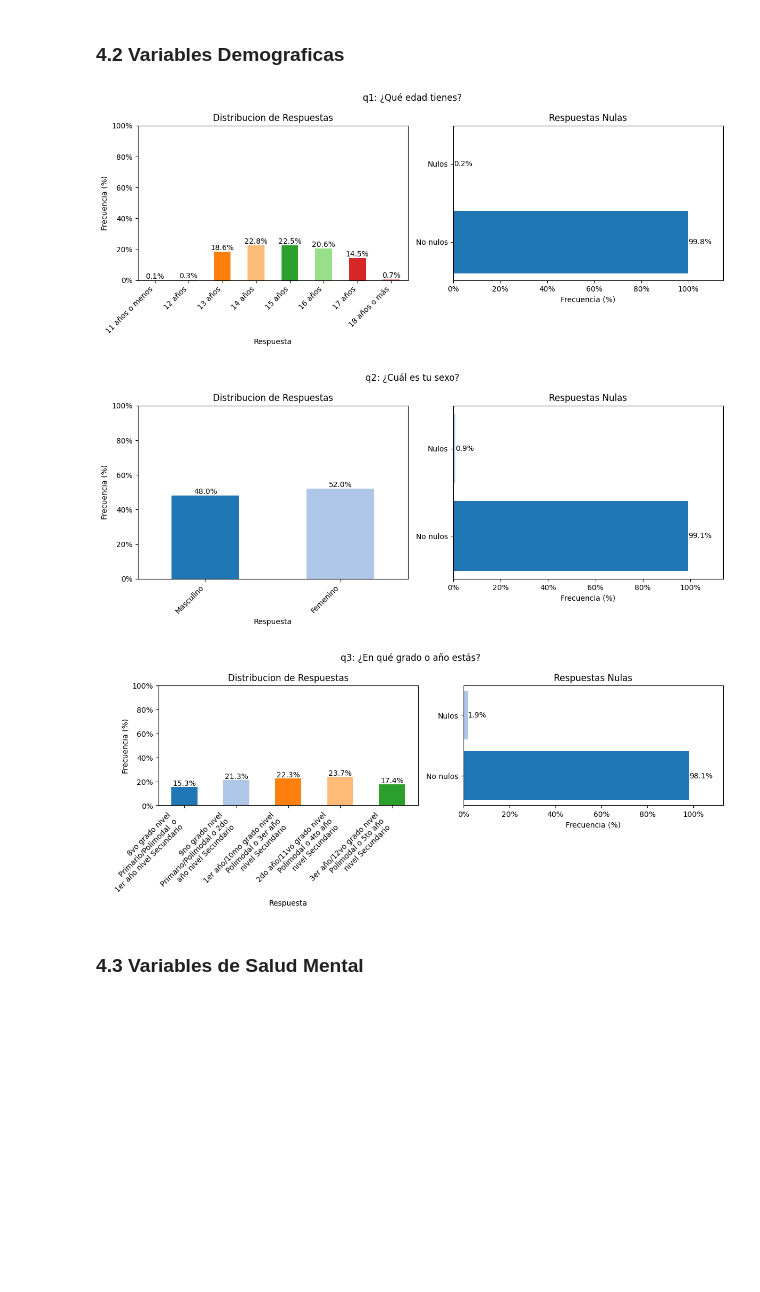
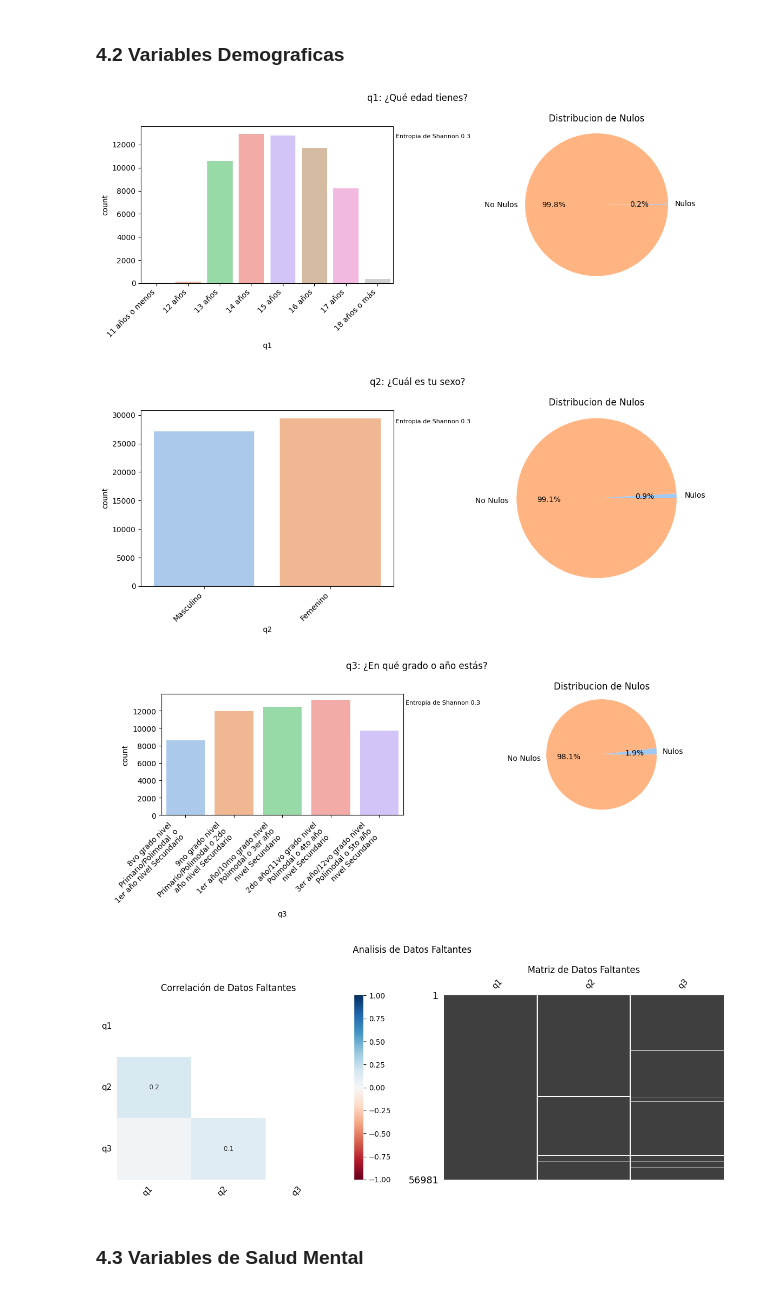
Before and after one commit to CimimUxMaio/tp_g10_AndD, a Jupyter notebook: EDA.ipynb, the cells around one changed output. Cells and saved outputs as stored; diff of their text form; code cells hidden in the pictures; blank space fills up the shorter version.

```diff
--- a/EDA.ipynb
+++ b/EDA.ipynb
@@ -198,13 +208,12 @@ print_question(target)
 ### 4.2 Variables Demograficas
 # %%
 demograficas = ["q1", "q2", "q3"]
-
-for q in demograficas:
-    print_question(q)
+questions_summary(demograficas)
 # %% [output]
-[figure, old version]
+[figure, new version]
-[figure, old version]
+[figure, new version]
-[figure, old version]
+[figure, new version]
+[figure, added]
 # %% [markdown]
 ### 4.3 Variables de Salud Mental
 # %%
```
Also changed, not shown: parts of 38 cells of this notebook, 4 other files.
